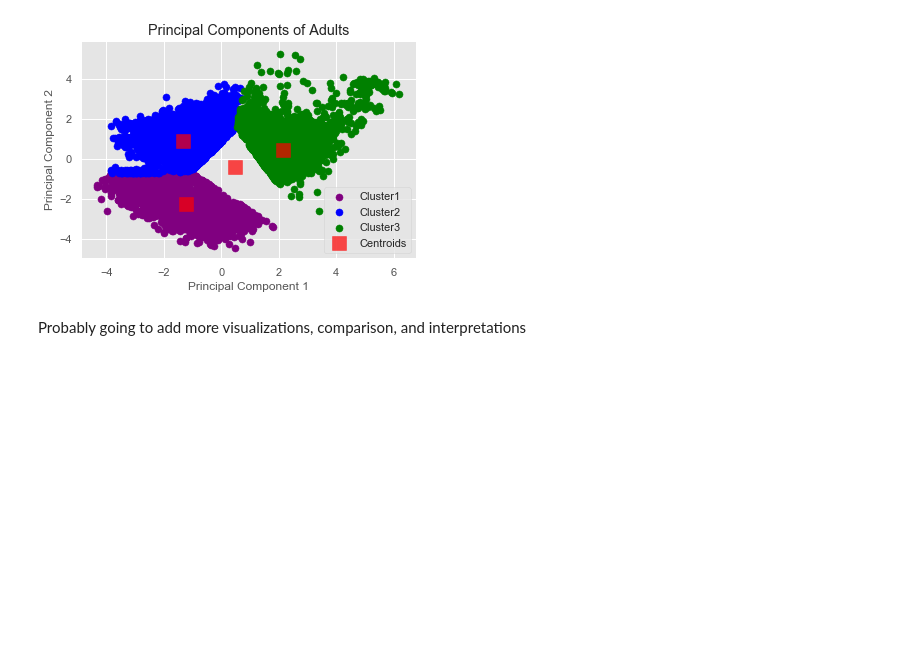
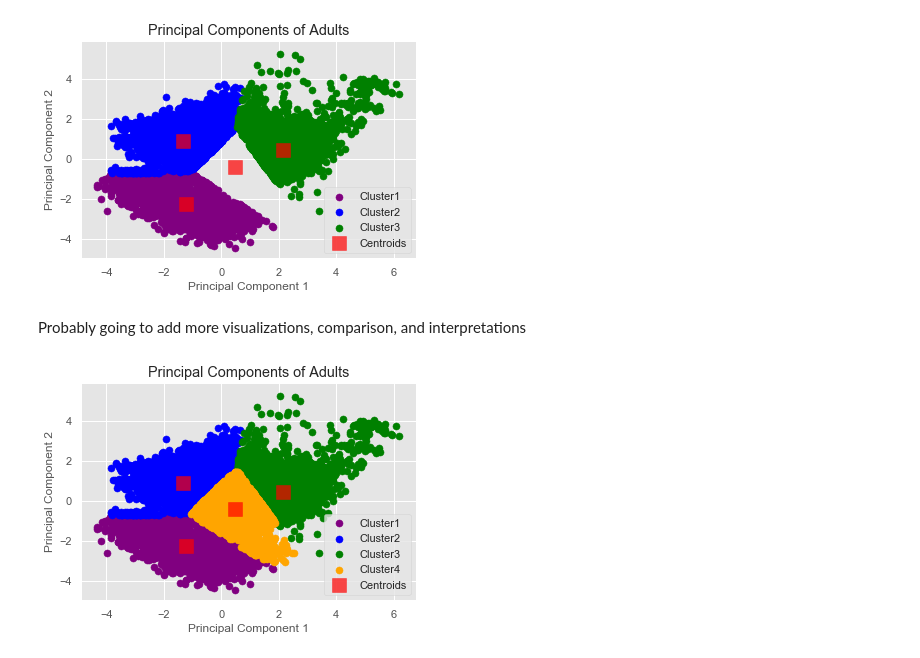
Before and after one commit to Aaronportal465/HowToGetRich, a Jupyter notebook: Project Take 1.ipynb, the cells around one changed output. Cells and saved outputs as stored; diff of their text form; code cells hidden in the pictures; blank space fills up the shorter version.

Commit message:
More Clustering

```diff
--- a/Project Take 1.ipynb
+++ b/Project Take 1.ipynb
@@ -986,3 +1000,19 @@ plt.show()
 [figure]
 # %% [markdown]
 Probably going to add more visualizations, comparison, and interpretations
+# %%
+#Visualising the clusters for k=4
+plt.scatter(k_data[y_means==0,0],k_data[y_means==0,1],s=50, c='purple',label='Cluster1')
+plt.scatter(k_data[y_means==1,0],k_data[y_means==1,1],s=50, c='blue',label='Cluster2')
+plt.scatter(k_data[y_means==2,0],k_data[y_means==2,1],s=50, c='green',label='Cluster3')
+plt.scatter(k_data[y_means==3,0],k_data[y_means==3,1],s=50, c='orange',label='Cluster4')
+
+
+plt.scatter(km4.cluster_centers_[:,0], km4.cluster_centers_[:,1],s=200,marker='s', c='red', alpha=0.7, label='Centroids')
+plt.title('Principal Components of Adults')
+plt.xlabel('Principal Component 1')
+plt.ylabel('Principal Component 2')
+plt.legend()
+plt.show()
+# %% [output]
+[figure, added]
```
Also changed, not shown: parts of 10 cells of this notebook.
